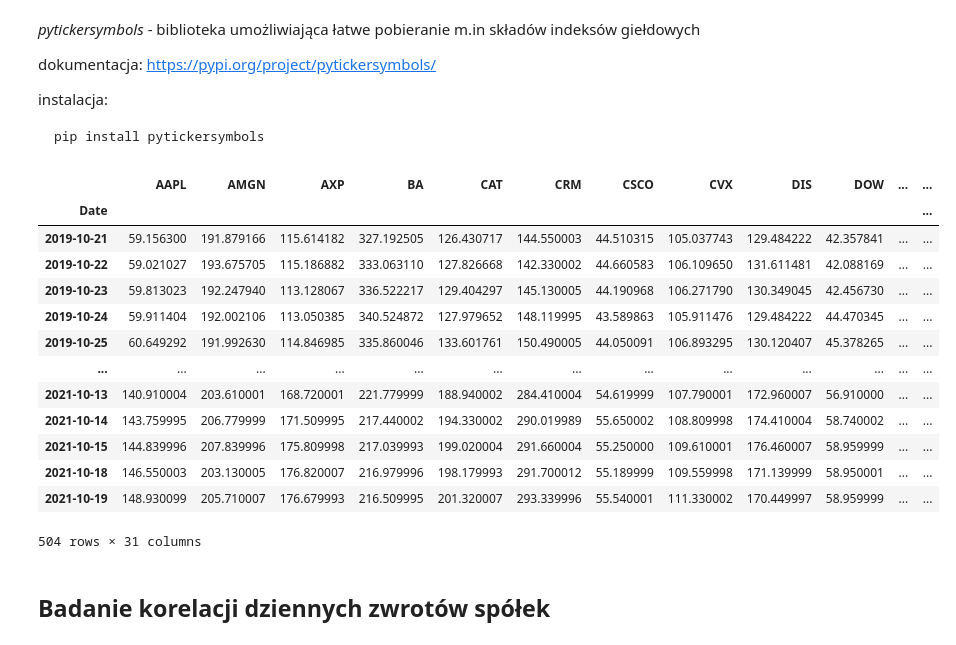
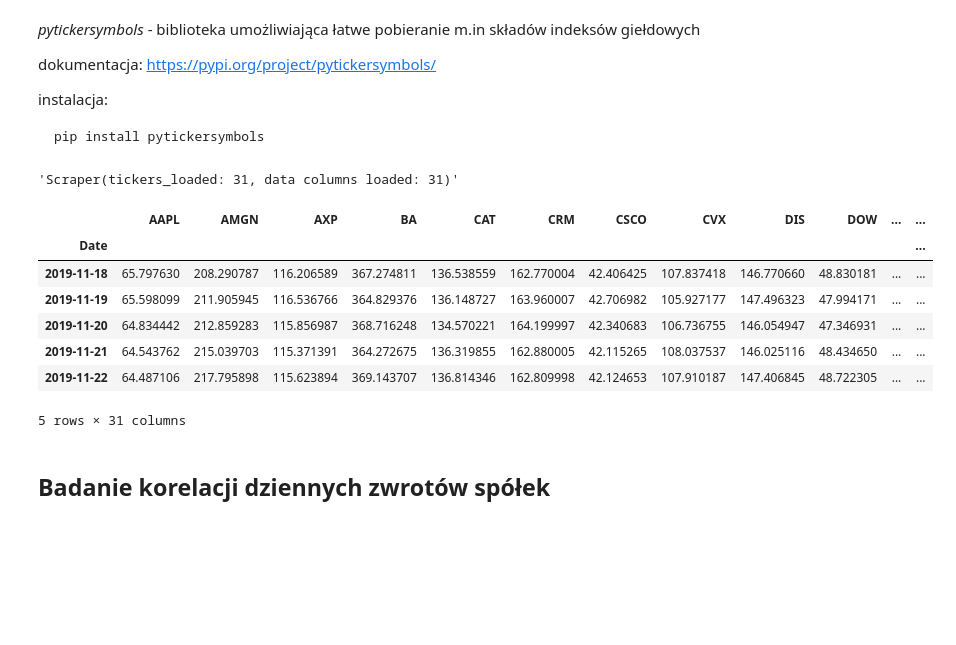
Before and after one commit to AleksanderWWW/Quantum-Portfolio-Optimization, a Jupyter notebook: Portfolio diversification.ipynb, the cells around one changed output. Drawn from its saved outputs; the diff is of its cells as text; code cells hidden in the pictures; blank space fills up the shorter version.

````diff
--- a/Portfolio diversification.ipynb
+++ b/Portfolio diversification.ipynb
@@ -97,16 +20,19 @@ instalacja:
 pip install pytickersymbols
 ```
 # %%
+@dataclass
 class Scraper:
     """Zadaniem tego obiektu jest pobieranie notowań spółek z określonego zestawu za zadany okres czasu
     oraz zapisywanie ich do formatu pandasowej ramki danych"""
+    start: dt.date
+    end: dt.date
+    all_dfs: list = field(default_factory=list)
+    data = pd.DataFrame()
+    tickers: list = field(default_factory=list)
 
-    def __init__(self, start_date, end_date):
-        self.start = start_date
-        self.end = end_date
-        self.all_dfs = []
-        self.data = pd.DataFrame()
-        self.tickers = []
+    @property
+    def details(self):
+        return f"Scraper(tickers_loaded: {len(self.tickers)}, data columns loaded: {len(self.all_dfs)})"
 
     def pull_tickers(self, index="Dow Jones"):
         """Funkcja ściąga aktualny skład wskazanego indeksu i zapisuje do listy tickerów. Dostępne opcje to 'Dow Jones',
@@ -117,7 +43,7 @@ class Scraper:
             tickers = stock_data.get_dow_jones_nyc_yahoo_tickers()
 
         elif index == "S&P 500":
-            tickers == stock_data.get_sp_500_nyc_yahoo_tickers()
+            tickers = stock_data.get_sp_500_nyc_yahoo_tickers()
 
         elif index == "DAX":
             tickers = stock_data.get_dax_frankfurt_yahoo_tickers()
@@ -125,7 +51,7 @@ class Scraper:
         else:
             raise ValueError(f"Brak wsparcia dla indeksu {index}. Możliwe opcje: 'Dow Jones', 'S&P 500', 'DAX'")
 
-        self.tickers = list(tickers)
+        self.tickers += list(tickers)
 
     def set_tickers(self, tickers):
         """Obiekt dopuszcza podanie customowego zestawu tickerów do analizy"""
@@ -133,8 +59,7 @@ class Scraper:
 
     def get_time_series(self, ticker, provider="yahoo"):
         """Dla danego tickera funkcja pobierze notowania na zadany w konstruktorze okres czasu"""
-        df = pdr.DataReader(ticker, provider, self.start, self.end)
-        df = df["Adj Close"]  # bierzemy tylko kolumnę Adjusted Close
+        df = pdr.DataReader(ticker, provider, self.start, self.end)["Adj Close"]  # bierzemy tylko kolumnę Adjusted Close
         df = df.rename(ticker)
         self.all_dfs.append(df)  # obiekty zbieramy do listy, która posłuży potem do utworzenia jednej tabeli zbiorczej
 
@@ -149,26 +74,24 @@ class Scraper:
         df = pd.concat(dfs, axis=1)  # funkcja pandas.concat bierze listę obiektów typu DataFrame i tworzy jedną ramkę danych
         return df
 # %%
-end = dt.datetime.now()  # aktualna data
+end = dt.date.today()  # aktualna data
 start = end - dt.timedelta(days=365*2)  # cofamy się o dwa lata
 scraper = Scraper(start, end)
 scraper.pull_tickers()
 scraper.scrape_data()
 df = scraper.data  # zapisujemy efekty pracy Scrapera do obiektu df: pandas.DataFrame
+# %%
+scraper.details
+# %% [output]
+'Scraper(tickers_loaded: 31, data columns loaded: 31)'
 # %%
-df
+df.head()
 # %% [output]
 |  | AAPL | AMGN | AXP | BA | CAT | CRM | CSCO | CVX | DIS | DOW | ... | ... |
 | Date |  |  |  |  |  |  |  |  |  |  |  | ... |
-| 2019-10-21 | 59.156300 | 191.879166 | 115.614182 | 327.192505 | 126.430717 | 144.550003 | 44.510315 | 105.037743 | 129.484222 | 42.357841 | ... | ... |
-| 2019-10-22 | 59.021027 | 193.675705 | 115.186882 | 333.063110 | 127.826668 | 142.330002 | 44.660583 | 106.109650 | 131.611481 | 42.088169 | ... | ... |
-| 2019-10-23 | 59.813023 | 192.247940 | 113.128067 | 336.522217 | 129.404297 | 145.130005 | 44.190968 | 106.271790 | 130.349045 | 42.456730 | ... | ... |
-| 2019-10-24 | 59.911404 | 192.002106 | 113.050385 | 340.524872 | 127.979652 | 148.119995 | 43.589863 | 105.911476 | 129.484222 | 44.470345 | ... | ... |
-| 2019-10-25 | 60.649292 | 191.992630 | 114.846985 | 335.860046 | 133.601761 | 150.490005 | 44.050091 | 106.893295 | 130.120407 | 45.378265 | ... | ... |
-| ... | ... | ... | ... | ... | ... | ... | ... | ... | ... | ... | ... | ... |
-| 2021-10-13 | 140.910004 | 203.610001 | 168.720001 | 221.779999 | 188.940002 | 284.410004 | 54.619999 | 107.790001 | 172.960007 | 56.910000 | ... | ... |
-| 2021-10-14 | 143.759995 | 206.779999 | 171.509995 | 217.440002 | 194.330002 | 290.019989 | 55.650002 | 108.809998 | 174.410004 | 58.740002 | ... | ... |
-| 2021-10-15 | 144.839996 | 207.839996 | 175.809998 | 217.039993 | 199.020004 | 291.660004 | 55.250000 | 109.610001 | 176.460007 | 58.959999 | ... | ... |
-| 2021-10-18 | 146.550003 | 203.130005 | 176.820007 | 216.979996 | 198.179993 | 291.700012 | 55.189999 | 109.559998 | 171.139999 | 58.950001 | ... | ... |
-| 2021-10-19 | 148.930099 | 205.710007 | 176.679993 | 216.509995 | 201.320007 | 293.339996 | 55.540001 | 111.330002 | 170.449997 | 58.959999 | ... | ... |
+| 2019-11-18 | 65.797630 | 208.290787 | 116.206589 | 367.274811 | 136.538559 | 162.770004 | 42.406425 | 107.837418 | 146.770660 | 48.830181 | ... | ... |
+| 2019-11-19 | 65.598099 | 211.905945 | 116.536766 | 364.829376 | 136.148727 | 163.960007 | 42.706982 | 105.927177 | 147.496323 | 47.994171 | ... | ... |
+| 2019-11-20 | 64.834442 | 212.859283 | 115.856987 | 368.716248 | 134.570221 | 164.199997 | 42.340683 | 106.736755 | 146.054947 | 47.346931 | ... | ... |
+| 2019-11-21 | 64.543762 | 215.039703 | 115.371391 | 364.272675 | 136.319855 | 162.880005 | 42.115265 | 108.037537 | 146.025116 | 48.434650 | ... | ... |
+| 2019-11-22 | 64.487106 | 217.795898 | 115.623894 | 369.143707 | 136.814346 | 162.809998 | 42.124653 | 107.910187 | 147.406845 | 48.722305 | ... | ... |
-504 rows × 31 columns
+5 rows × 31 columns
````
Also changed, not shown: parts of 38 cells of this notebook, 5 other files.
